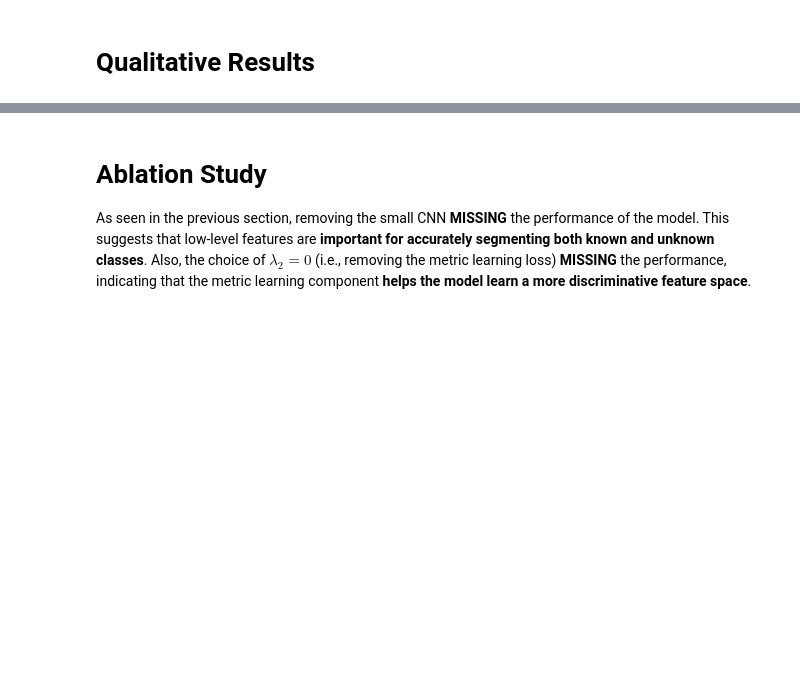
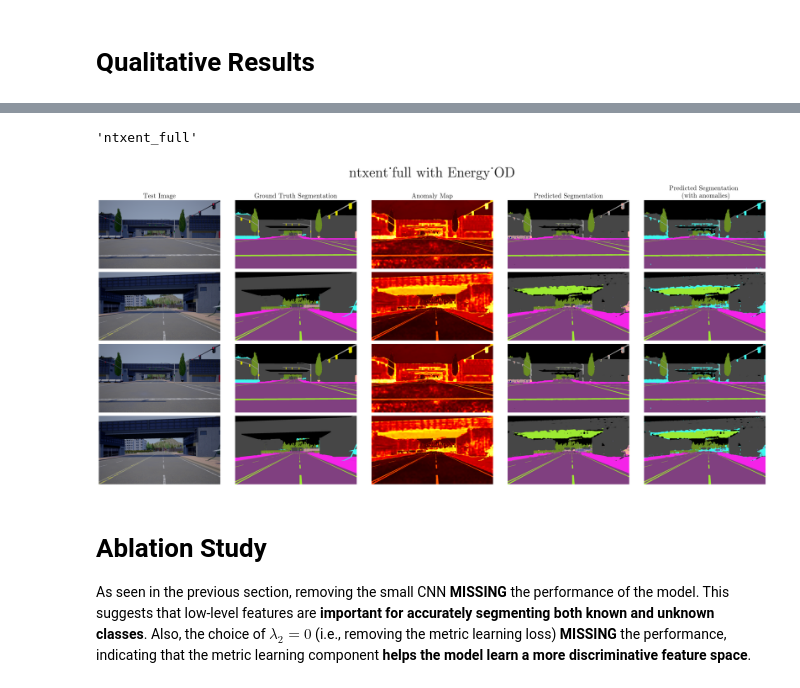
Before and after one commit to liuktc/ML4CV_Assignment, a Jupyter notebook: main.ipynb, the cells around one changed output, grey strips where cells are left out. Cells and saved outputs as stored; diff of their text form; code cells hidden in the pictures; blank space fills up the shorter version.

Commit message:
updates on plot

```diff
--- a/main.ipynb
+++ b/main.ipynb
@@ -406,4 +434,23 @@ In the following tables, the syntax $a \pm b$ means that $a$ is the mean and $b$
 | No Metric Learning Loss | GMM Detector: **AUPR** $ = 0 \pm 0$ <br> Energy Detector: **AUPR** $ = 0 \pm 0$  | GMM Detector: **AUPR** $ = 0 \pm 0$ <br> Energy Detector: **AUPR** $ = 0 \pm 0$  |
 # %% [markdown]
 # Qualitative Results
+# %%
+INDICES = [0,1]
+
+with torch.no_grad():
+    for model_name, model_args in tqdm(MODELS.items(), desc="Evaluating models: "):
+        for detector_name, (detector_class, detector_args) in DETECTORS.items():
+            # Instantiate model
+            model = build_model(**model_args)
+
+            # Instantiate detector
+            detector_args["model"] = model
+            detector: AbstractOutlierDetector = detector_class(**detector_args).to(device)
+            if detector.needs_fit:
+                detector.fit(dl_train)
+
+            break
+            plot_examples(model, detector, dataset_test, INDICES, device, model_name, detector_name)
+            plt.show()
+        break
 # %%
@@ -496,3 +494,49 @@ for i in INDICES:
+# %%
+model_name
+# %% [output]
+'ntxent_full'
+# %%
+indices = INDICES + INDICES
+plt.figure(figsize=(25, 3 * len(indices)))
+# plt.subplots_adjust(top=1.5)
+plt.suptitle(f"{model_name} with {detector_name}", fontsize=36)
+for index, i in enumerate(indices):
+    plt.subplot(len(indices), 5, index * 5 + 1)
+    plt.imshow(de_normalize(test_images[i]).permute(1, 2, 0))
+    plt.axis("off")
+    if index == 0:
+        plt.title("Test Image")
+
+    plt.subplot(len(indices), 5, index * 5 + 2)
+    plt.imshow(color(test_segmentations[i]))
+    plt.axis("off")
+    if index == 0:
+        plt.title("Ground Truth Segmentation")
+
+    plt.subplot(len(indices), 5, index * 5 + 3)
+    plt.imshow(anomaly_maps[i].detach().squeeze(0).squeeze(0).cpu(), cmap="hot")
+    plt.axis("off")
+    if index == 0:
+        plt.title("Anomaly Map")
+
+    plt.subplot(len(indices), 5, index * 5 + 4)
+    plt.imshow(color(pred_segmentations[i]))
+    if index == 0:
+        plt.title("Predicted Segmentation")
+    plt.axis("off")
+
+    plt.subplot(len(indices), 5, index * 5 + 5)
+    anoms = pred_segmentations[i].clone()
+    anomaly_maps[i] = (anomaly_maps[i] - anomaly_maps[i].min()) / (anomaly_maps[i].max() - anomaly_maps[i].min())
+    anoms[anomaly_maps[i] > 0.7] = 13
+    plt.imshow(color(anoms))
+    if index == 0:
+        plt.title("Predicted Segmentation \n (with anomalies)")
+    plt.axis("off")
+plt.tight_layout()
+plt.show()
+# %% [output]
+[figure, added]
 # %% [markdown]
 # Ablation Study
 
```
Also changed, not shown: parts of 9 cells of this notebook, 2 other files.
